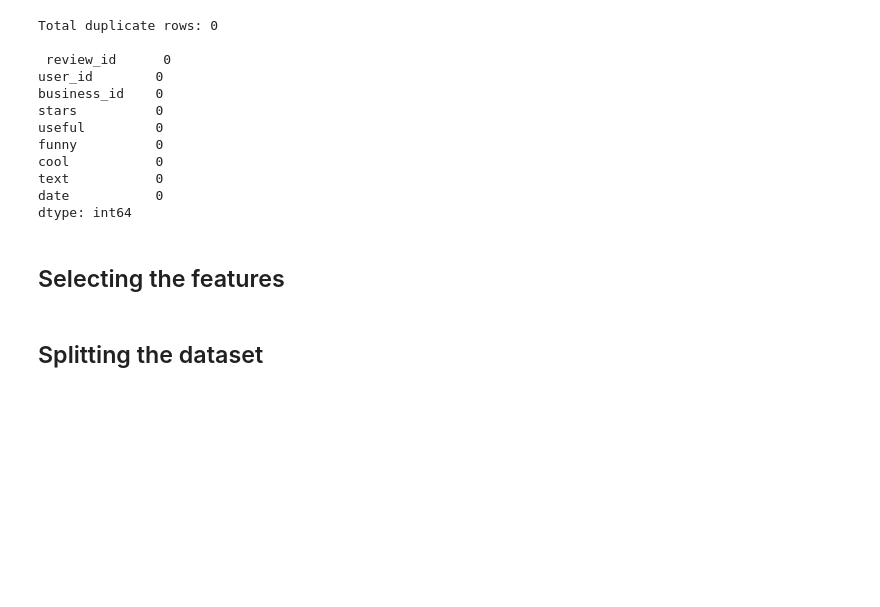
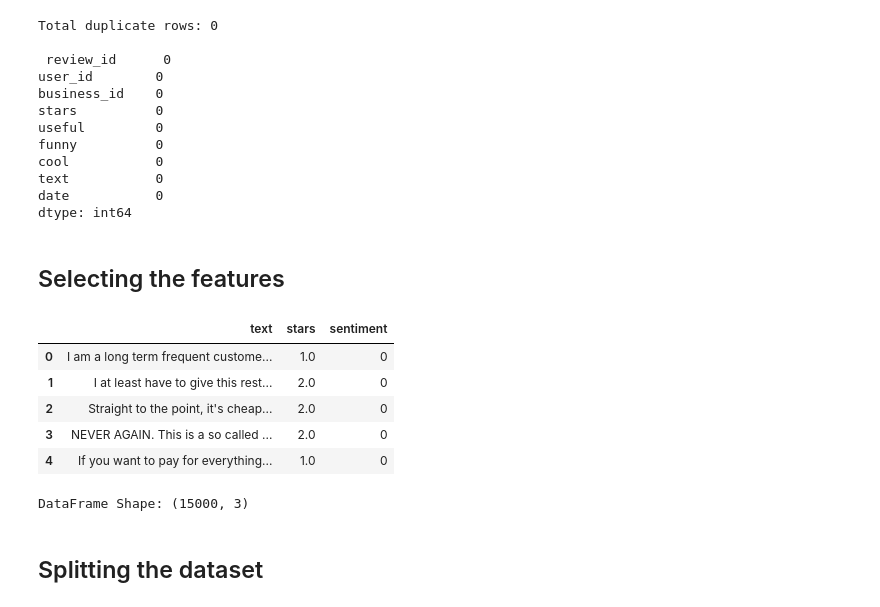
Before and after one commit to Sandushke/Sentiment-Analysis, a Jupyter notebook: bert_model.ipynb, the cells around one changed output. Drawn from its saved outputs; the diff is of its cells as text; code cells hidden in the pictures; blank space fills up the shorter version.

```diff
--- a/bert_model.ipynb
+++ b/bert_model.ipynb
@@ -148,6 +148,20 @@ yelp_data = yelp_data[['text', 'stars']]
 
 # Map star ratings to sentiment labels (e.g., 0 for 1-2 stars, 1 for 3 stars, 2 for 4-5 stars)
 yelp_data['sentiment'] = yelp_data['stars'].apply(lambda x: 0 if x <= 2 else (1 if x == 3 else 2))
+# %%
+yelp_data.head()
+# %% [output]
+|  | text | stars | sentiment |
+| 0 | I am a long term frequent custome... | 1.0 | 0 |
+| 1 | I at least have to give this rest... | 2.0 | 0 |
+| 2 | Straight to the point, it's cheap... | 2.0 | 0 |
+| 3 | NEVER AGAIN. This is a so called ... | 2.0 | 0 |
+| 4 | If you want to pay for everything... | 1.0 | 0 |
+# %%
+# Printing the shape
+print("DataFrame Shape:", yelp_data.shape)
+# %% [output]
+DataFrame Shape: (15000, 3)
 # %% [markdown]
 ## Splitting the dataset
 # %%
```
Also changed, not shown: parts of 1 cell of this notebook.
